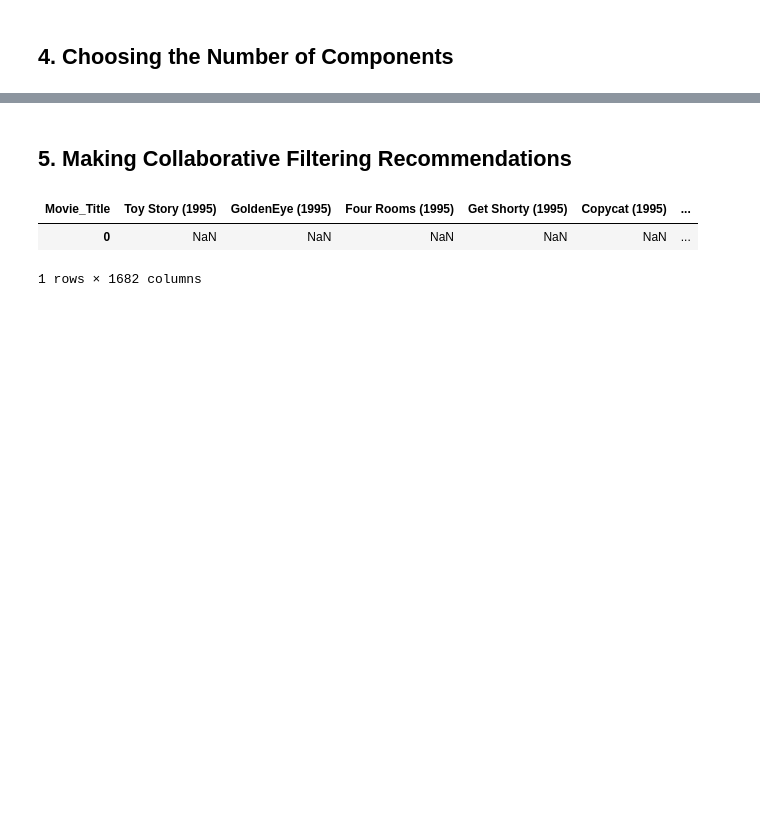
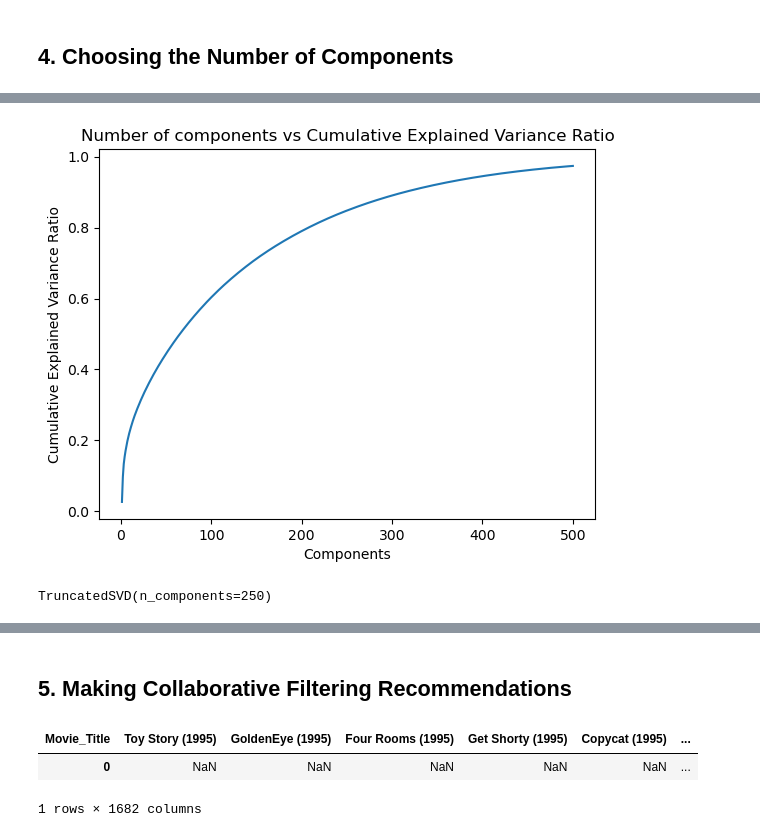
Before and after one commit to Camiloesp/PythonDataScience_UnsupervisedML, a Jupyter notebook: Course Assignment Notebooks/section08_recommenders_assignments.ipynb, the cells around one changed output, grey strips where cells are left out. Drawn from its saved outputs; the diff is of its cells as text; code cells hidden in the pictures; blank space fills up the shorter version.

```diff
--- a/Course Assignment Notebooks/section08_recommenders_assignments.ipynb
+++ b/Course Assignment Notebooks/section08_recommenders_assignments.ipynb
@@ -187,3 +199,5 @@ U.shape
 ## 4. Choosing the Number of Components
 # %%
 # 1. Fit a TruncatedSVD model with 500 components
+svd500 = TruncatedSVD(n_components=500)
+svd500.fit(X)
@@ -189,0 +206,3 @@ U.shape
+# %%
+U500 = svd500.transform(X)
+pd.DataFrame(U500)
@@ -190,2 +231,9 @@ U.shape
 # %%
 # 2. Plot the cumulative explained variance ratios
+import numpy as np
+
+np.cumsum(svd500.explained_variance_ratio_).round(2)
+
+# prep the data for line plot
+cum_evr500 = list(zip(range(1, U500.shape[1] + 1), np.cumsum(svd500.explained_variance_ratio_)))
+cum_evr500
@@ -192,2 +258,13 @@ U.shape
+# %%
+# 80%+ of the variance is captured at 2 components --> choose a 2 component model
+cum_evr500_df = pd.DataFrame(cum_evr500).set_index(0)
+cum_evr500_df.plot(
+    title= 'Number of components vs Cumulative Explained Variance Ratio',
+    xlabel= 'Components',
+    ylabel= 'Cumulative Explained Variance Ratio',
+    legend= False
+);
+# %% [output]
+[figure, added]
 # %%
 # 3. Suggest a “good” number of components that best captures the info in the data set
@@ -194,2 +272,7 @@ U.shape
 # %%
 # 4. Fit another TruncatedSVD model with the “good” number of components
+# 1. Fit a TruncatedSVD model with 500 components
+svd250 = TruncatedSVD(n_components=250)
+svd250.fit(X)
+# %% [output]
+TruncatedSVD(n_components=250)
```
Also changed, not shown: parts of 12 cells of this notebook, 1 other file.
